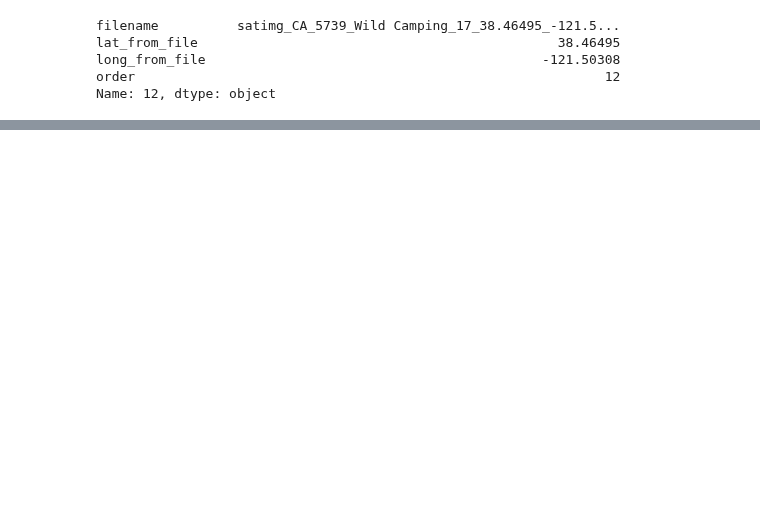
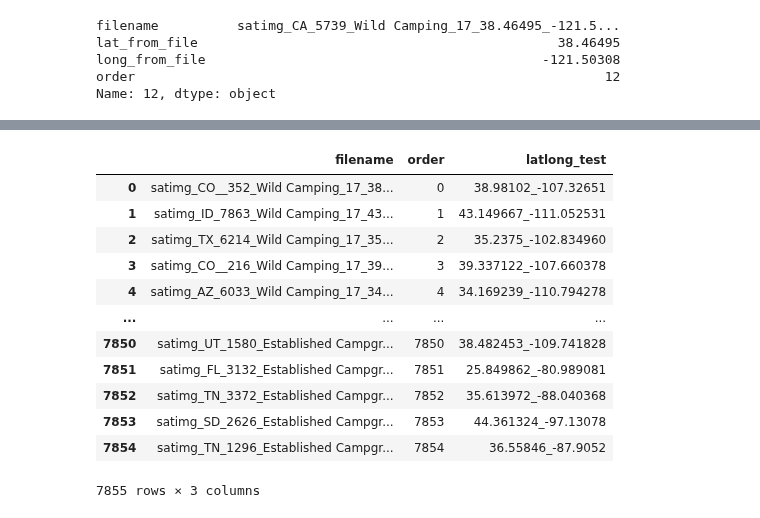
Before and after one commit to paultanger/CampsitePredict, a Jupyter notebook: notebooks/summarize_All_US_data.ipynb, the cells around one changed output, grey strips where cells are left out. Drawn from its saved outputs; the diff is of its cells as text; code cells hidden in the pictures; blank space fills up the shorter version.

Commit message:
finally got an aligned image / df list

```diff
--- a/notebooks/summarize_All_US_data.ipynb
+++ b/notebooks/summarize_All_US_data.ipynb
@@ -684,0 +705,21 @@ Name: 12, dtype: object
+# %%
+image_file_df2 = image_file_df.copy()
+image_file_df2['latlong_test'] = image_file_df2['lat_from_file'].astype('str') + '_' + image_file_df2['long_from_file'].astype('str')
+# %%
+image_file_df3 = image_file_df2.drop(['lat_from_file', 'long_from_file'], axis=1)
+# %%
+image_file_df3
+# %% [output]
+|  | filename | order | latlong_test |
+| 0 | satimg_CO__352_Wild Camping_17_38... | 0 | 38.98102_-107.32651 |
+| 1 | satimg_ID_7863_Wild Camping_17_43... | 1 | 43.149667_-111.052531 |
+| 2 | satimg_TX_6214_Wild Camping_17_35... | 2 | 35.2375_-102.834960 |
+| 3 | satimg_CO__216_Wild Camping_17_39... | 3 | 39.337122_-107.660378 |
+| 4 | satimg_AZ_6033_Wild Camping_17_34... | 4 | 34.169239_-110.794278 |
+| ... | ... | ... | ... |
+| 7850 | satimg_UT_1580_Established Campgr... | 7850 | 38.482453_-109.741828 |
+| 7851 | satimg_FL_3132_Established Campgr... | 7851 | 25.849862_-80.989081 |
+| 7852 | satimg_TN_3372_Established Campgr... | 7852 | 35.613972_-88.040368 |
+| 7853 | satimg_SD_2626_Established Campgr... | 7853 | 44.361324_-97.13078 |
+| 7854 | satimg_TN_1296_Established Campgr... | 7854 | 36.55846_-87.9052 |
+7855 rows × 3 columns
```
Also changed, not shown: parts of 25 cells of this notebook, 3 other files.
